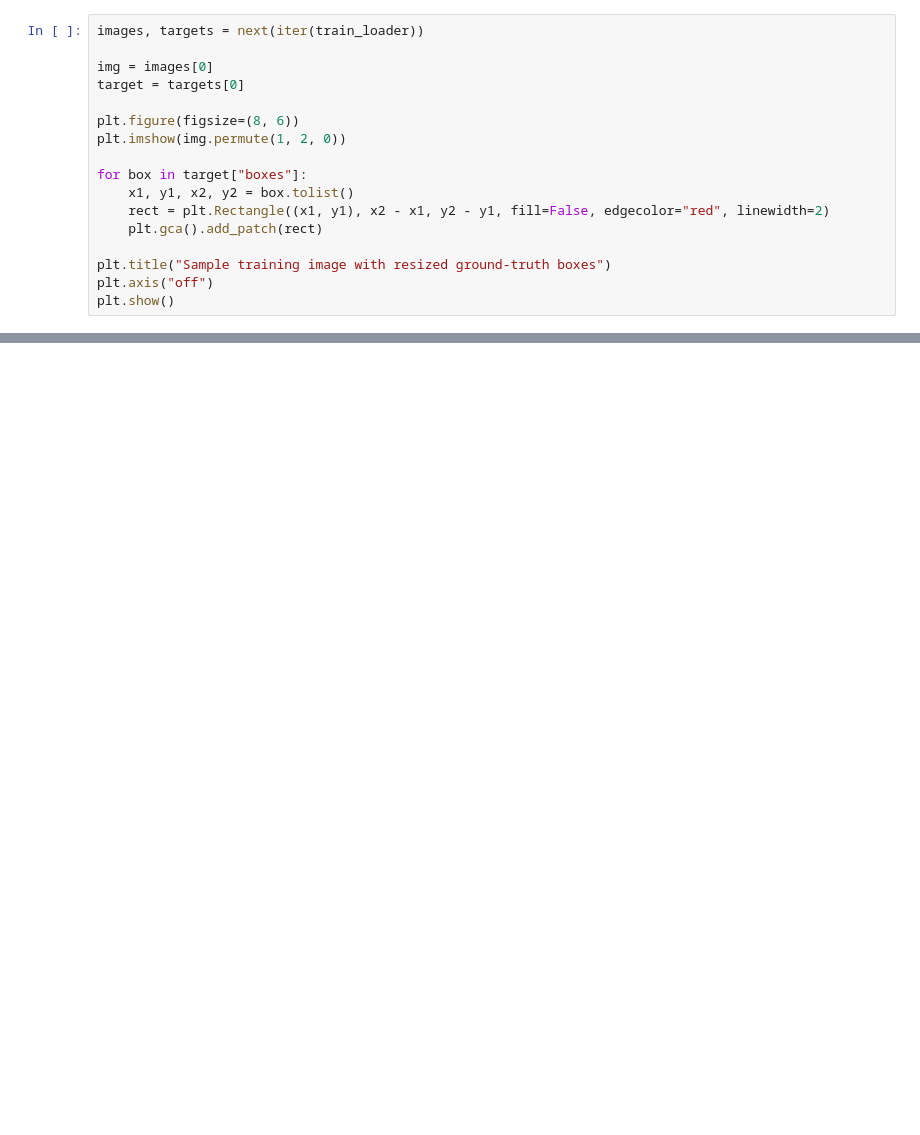
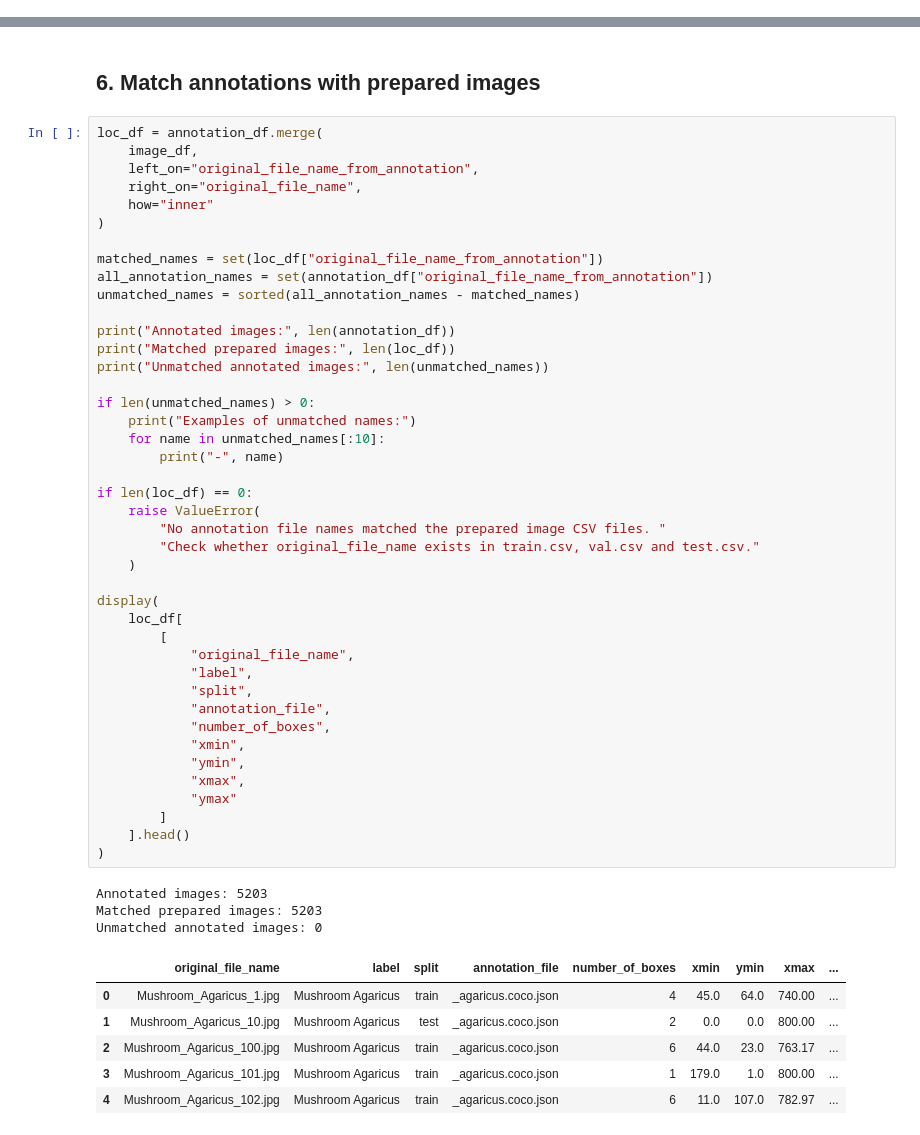
Before and after one commit to ChuprinD/mushroom-classification-and-localization, a Jupyter notebook: step3_object_localization.ipynb, the cells around one changed output, grey strips where cells are left out. Cells and saved outputs as stored; diff of their text form; blank space fills up the shorter version.

```diff
--- a/step3_object_localization.ipynb
+++ b/step3_object_localization.ipynb
@@ -437,17 +0,0 @@ test_loader = DataLoader(
-# %%
-images, targets = next(iter(train_loader))
-
-img = images[0]
-target = targets[0]
-
-plt.figure(figsize=(8, 6))
-plt.imshow(img.permute(1, 2, 0))
-
-for box in target["boxes"]:
-    x1, y1, x2, y2 = box.tolist()
-    rect = plt.Rectangle((x1, y1), x2 - x1, y2 - y1, fill=False, edgecolor="red", linewidth=2)
-    plt.gca().add_patch(rect)
-
-plt.title("Sample training image with resized ground-truth boxes")
-plt.axis("off")
-plt.show()
@@ -767,0 +321,54 @@ Model saved to: c:\Users\chupr\Desktop\projects\deep-learning-minor-assignment-2
+# %% [markdown]
+## 6. Match annotations with prepared images
+# %%
+loc_df = annotation_df.merge(
+    image_df,
+    left_on="original_file_name_from_annotation",
+    right_on="original_file_name",
+    how="inner"
+)
+
+matched_names = set(loc_df["original_file_name_from_annotation"])
+all_annotation_names = set(annotation_df["original_file_name_from_annotation"])
+unmatched_names = sorted(all_annotation_names - matched_names)
+
+print("Annotated images:", len(annotation_df))
+print("Matched prepared images:", len(loc_df))
+print("Unmatched annotated images:", len(unmatched_names))
+
+if len(unmatched_names) > 0:
+    print("Examples of unmatched names:")
+    for name in unmatched_names[:10]:
+        print("-", name)
+
+if len(loc_df) == 0:
+    raise ValueError(
+        "No annotation file names matched the prepared image CSV files. "
+        "Check whether original_file_name exists in train.csv, val.csv and test.csv."
+    )
+
+display(
+    loc_df[
+        [
+            "original_file_name",
+            "label",
+            "split",
+            "annotation_file",
+            "number_of_boxes",
+            "xmin",
+            "ymin",
+            "xmax",
+            "ymax"
+        ]
+    ].head()
+)
+# %% [output]
+Annotated images: 5203
+Matched prepared images: 5203
+Unmatched annotated images: 0
+|  | original_file_name | label | split | annotation_file | number_of_boxes | xmin | ymin | xmax | ... |
+| 0 | Mushroom_Agaricus_1.jpg | Mushroom Agaricus | train | _agaricus.coco.json | 4 | 45.0 | 64.0 | 740.00 | ... |
+| 1 | Mushroom_Agaricus_10.jpg | Mushroom Agaricus | test | _agaricus.coco.json | 2 | 0.0 | 0.0 | 800.00 | ... |
+| 2 | Mushroom_Agaricus_100.jpg | Mushroom Agaricus | train | _agaricus.coco.json | 6 | 44.0 | 23.0 | 763.17 | ... |
+| 3 | Mushroom_Agaricus_101.jpg | Mushroom Agaricus | train | _agaricus.coco.json | 1 | 179.0 | 1.0 | 800.00 | ... |
+| 4 | Mushroom_Agaricus_102.jpg | Mushroom Agaricus | train | _agaricus.coco.json | 6 | 11.0 | 107.0 | 782.97 | ... |
```
Also changed, not shown: parts of 76 cells of this notebook, 26 other files.
